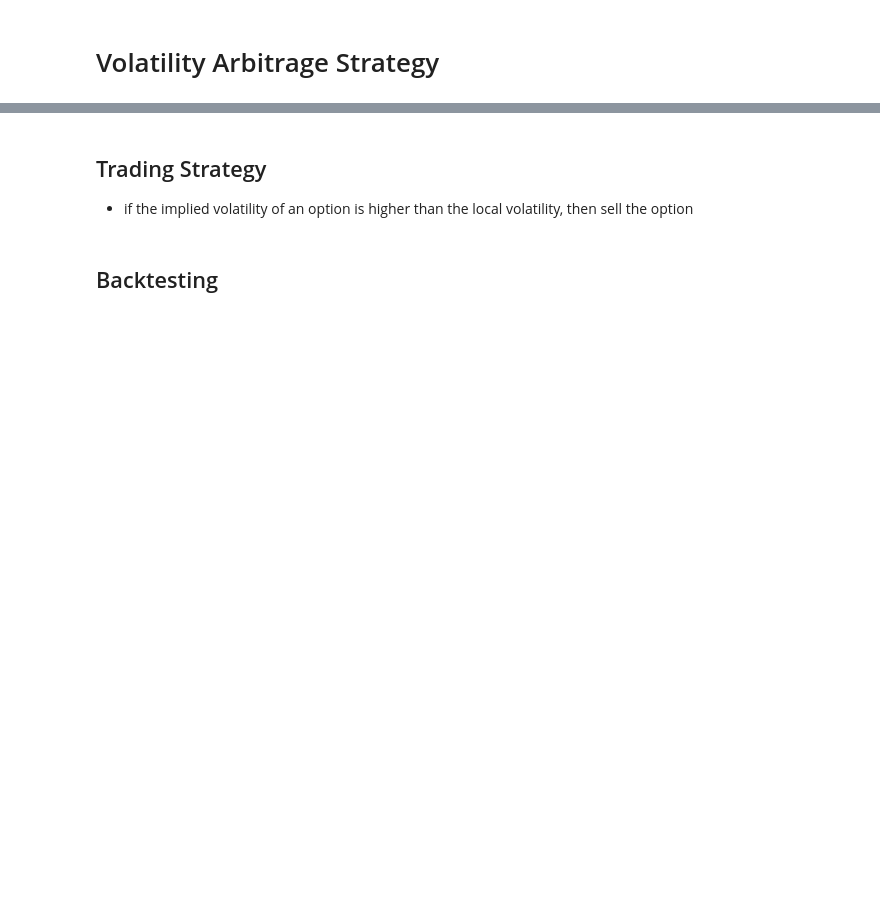
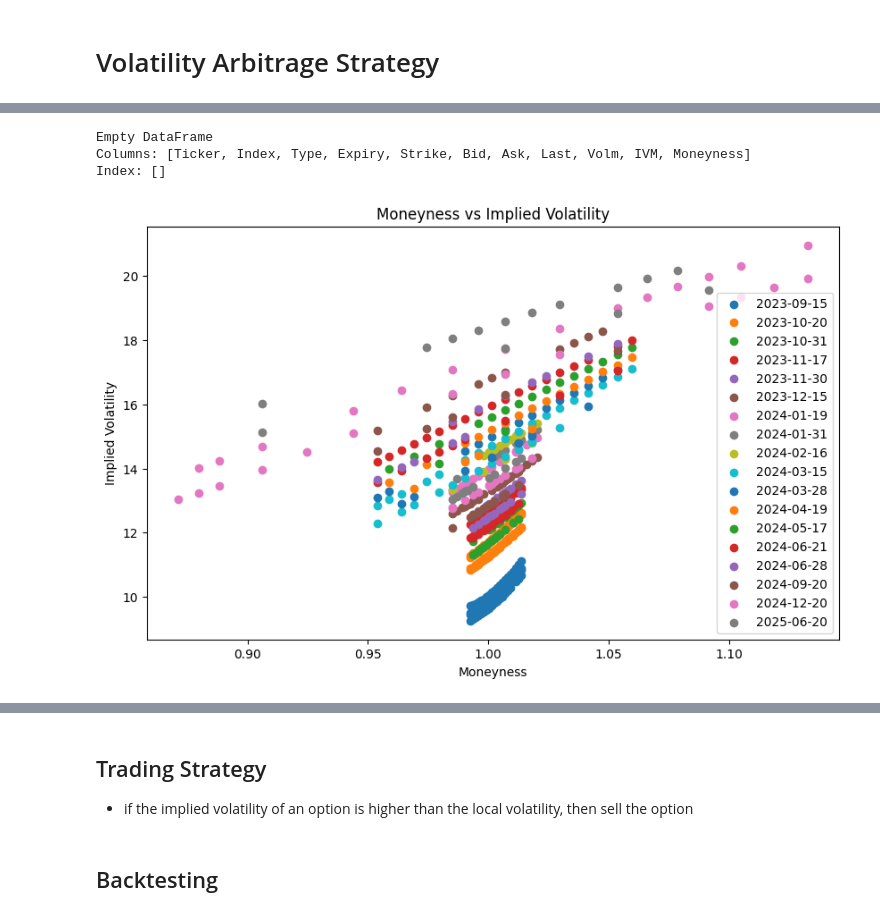
Before and after one commit to Gavin-OP/volatility_arbitrage, a Jupyter notebook: volatility_arbitrage_strategy.ipynb, the cells around one changed output, grey strips where cells are left out. Drawn from its saved outputs; the diff is of its cells as text; code cells hidden in the pictures; blank space fills up the shorter version.

Commit message:
data cleaning almost finish

```diff
--- a/volatility_arbitrage_strategy.ipynb
+++ b/volatility_arbitrage_strategy.ipynb
@@ -62,0 +53,17 @@ print(option_data.head())
+# %%
+# keep expiry with enough implied volatility data
+expiry_list = option_data['Expiry'].unique()
+expiry_keep = []
+
+for expiry in expiry_list:
+    # for each expiry, get the unique strike
+    option_data_expiry = option_data[option_data['Expiry'] == expiry]
+    option_strike = option_data_expiry['Strike'].unique()
+    # if strike_keep has more than 10 unique strike, keep the expiry
+    if len(option_strike) > 10:
+        expiry_keep.append(expiry)
+
+option_data = option_data[option_data['Expiry'].isin(expiry_keep)]
+
+expiry_list = option_data['Expiry'].unique()
+print(expiry_list)
@@ -62,0 +80,37 @@ print(option_data.head())
+# %%
+# from yahoo finance, get the SPX historical price
+def get_spx_hist(start, end):
+    spx = yf.Ticker('^GSPC')
+    spx_hist = spx.history(start=start, end=end)
+    spx_hist = spx_hist.reset_index()
+    spx_hist = spx_hist[['Date', 'Open']]
+    spx_hist['Date'] = pd.to_datetime(spx_hist['Date'], format='%Y-%m-%d')
+    spx_hist['Date'] = spx_hist['Date'].dt.date
+    spx_hist = spx_hist.rename(columns={'Close':'SPX'})
+    spx_hist = spx_hist.set_index('Date')
+    spx_hist.to_csv(f'./Public/data/index_price/spx_hist_{start}_{end}.csv')
+    return spx_hist
+
+# spx_data = get_spx_hist('2021-09-01', '2023-11-07')
+spx_data = pd.read_csv('./Public/data/index_price/spx_hist_2021-09-01_2023-11-07.csv', index_col='Date')
+
+# calcualte moneyness
+spx_0901 = spx_data.loc['2023-09-01', 'Open']
+
+option_data['Moneyness'] = spx_0901 / option_data['Strike']
+
+display(option_data.head())
+# print option_data in 2023-09-15
+print(option_data[option_data['Expiry'] == '2023-09-15'])
+
+# plot moneyness vs IVM for each expiry with different color
+plt.figure(figsize=(10, 6))
+for expiry in expiry_list:
+    option_data_expiry = option_data[option_data['Expiry'] == expiry]
+    plt.scatter(option_data_expiry['Moneyness'], option_data_expiry['IVM'], label=expiry)
+plt.xlabel('Moneyness')
+plt.ylabel('Implied Volatility')
+plt.title('Moneyness vs Implied Volatility')
+plt.legend()
+plt.show()
+# %% [output]
@@ -63,3 +123,7 @@ print(option_data.head())
+Empty DataFrame
+Columns: [Ticker, Index, Type, Expiry, Strike, Bid, Ask, Last, Volm, IVM, Moneyness]
+Index: []
+[figure, added]
 # %% [markdown]
 ## Fix Implied Volatility Surface
 
```
Also changed, not shown: parts of 6 cells of this notebook, 28 other files.
